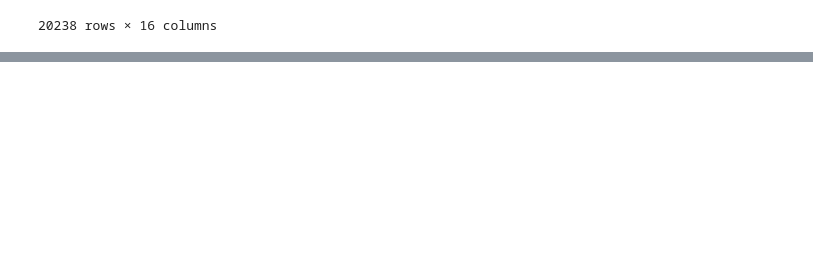
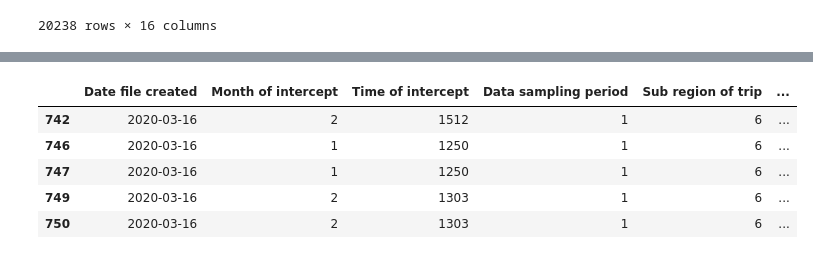
Before and after one commit to ddw26/Team-Frist-Center, a Jupyter notebook: mod_20_circle_s1.ipynb, the cells around one changed output, grey strips where cells are left out. Saved outputs shown, nothing was run; the diff lists cells and outputs as text; code cells hidden in the pictures; blank space fills up the shorter version.

```diff
--- a/mod_20_circle_s1.ipynb
+++ b/mod_20_circle_s1.ipynb
@@ -683,0 +761,43 @@ df_filtered
+# %%
+# Python vlookup function
+# https://pythoninoffice.com/replicate-excel-vlookup-hlookup-xlookup-in-python/
+
+def xlookup(lookup_value, lookup_array, return_array, if_not_found:str = ''):
+    match_value = return_array.loc[lookup_array == lookup_value]
+    if match_value.empty:
+        return f'"{lookup_value}" not found!' if if_not_found == '' else if_not_found
+
+    else:
+        return match_value.tolist()[0]
+# %%
+# Create df_filtered_values
+
+df_filtered_values = df_filtered.copy()
+
+df_filtered_values["Data sampling period"] = df_filtered_values["Data sampling period"].apply(xlookup, args=(df_data_sampling_period['Key'],df_data_sampling_period['Value']))
+df_filtered_values["Sub region of trip"] = df_filtered_values["Sub region of trip"].apply(xlookup, args=(df_sub_region['Key'],df_sub_region['Value']))
+df_filtered_values["Kind of day"] = df_filtered_values["Kind of day"].apply(xlookup, args=(df_kind_of_day['Key'],df_kind_of_day['Value']))
+df_filtered_values["Type of gear"] = df_filtered_values["Type of gear"].apply(xlookup, args=(df_type_of_gear['Key'],df_type_of_gear['Value']))
+df_filtered_values["Mode of fishing"] = df_filtered_values["Mode of fishing"].apply(xlookup, args=(df_mode_of_fishing['Key'],df_mode_of_fishing['Value']))
+df_filtered_values["Mode of fishing collapsed"] = df_filtered_values["Mode of fishing collapsed"].apply(xlookup, args=(df_mode_of_fishing_collapsed['Key'],df_mode_of_fishing_collapsed['Value']))
+df_filtered_values["Collapsed area of fishing"] = df_filtered_values["Collapsed area of fishing"].apply(xlookup, args=(df_collapsed_area['Key'],df_collapsed_area['Value']))
+df_filtered_values["Distance from shore"] = df_filtered_values["Distance from shore"].apply(xlookup, args=(df_distance_from_shore['Key'],df_distance_from_shore['Value']))
+df_filtered_values["Catch fish"] = df_filtered_values["Catch fish"].apply(xlookup, args=(df_catch_fish['Key'],df_catch_fish['Value']))
+
+
+# Create final dataframes
+
+df_filtered_values_final = df_filtered_values.copy()
+df_filtered_keys_final = df_filtered.copy()
+# %%
+# Preview final dataframes
+
+df_filtered_values_final.head(5)
+df_filtered_keys_final.head(5)
+# %% [output]
+|  | Date file created | Month of intercept | Time of intercept | Data sampling period | Sub region of trip | ... |
+| 742 | 2020-03-16 | 2 | 1512 | 1 | 6 | ... |
+| 746 | 2020-03-16 | 1 | 1250 | 1 | 6 | ... |
+| 747 | 2020-03-16 | 1 | 1250 | 1 | 6 | ... |
+| 749 | 2020-03-16 | 2 | 1303 | 1 | 6 | ... |
+| 750 | 2020-03-16 | 2 | 1303 | 1 | 6 | ... |
```
Also changed, not shown: parts of 3 cells of this notebook, 3 other files.
